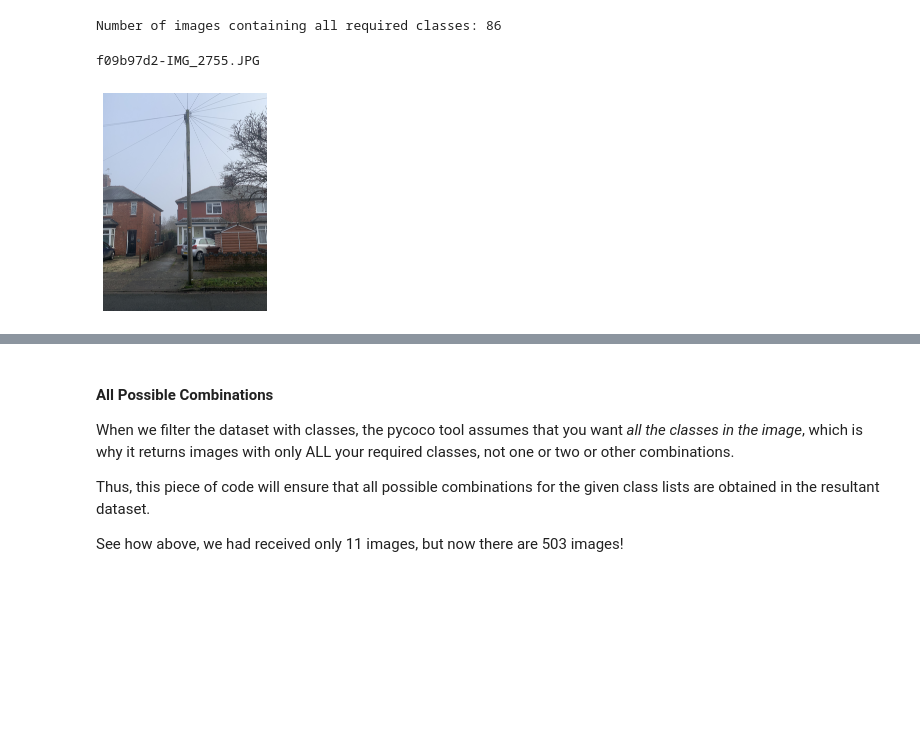
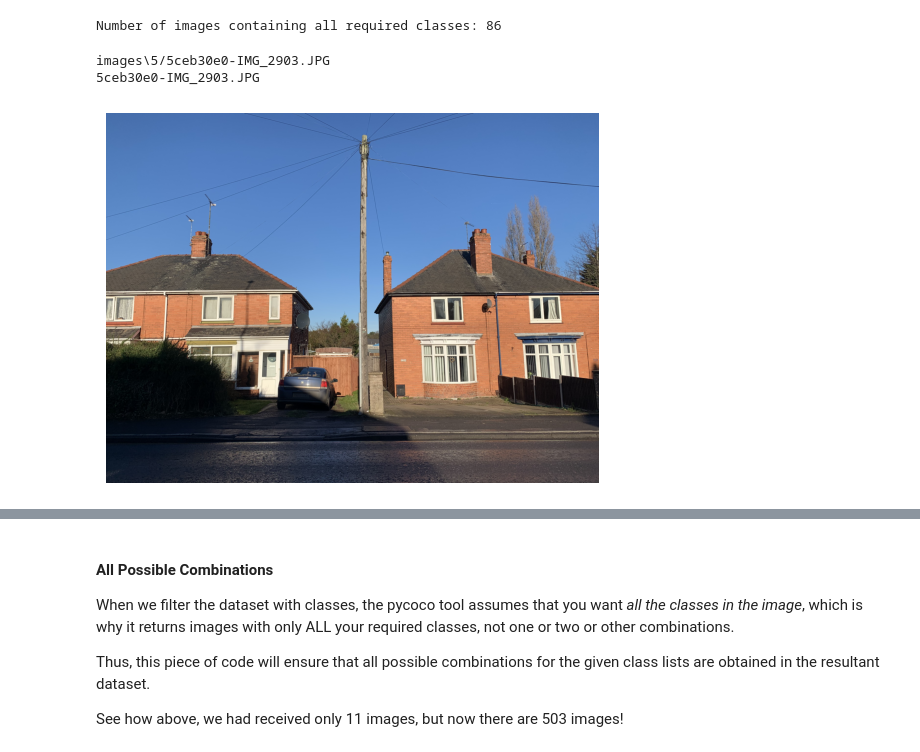
Before and after one commit to jarvis2324/COCO-Semantic-Segmentation, a Jupyter notebook: COCOdataset_SemanticSegmentation_Demo.ipynb, the cells around one changed output, grey strips where cells are left out. Saved outputs shown, nothing was run; the diff lists cells and outputs as text; code cells hidden in the pictures; blank space fills up the shorter version.

```diff
--- a/COCOdataset_SemanticSegmentation_Demo.ipynb
+++ b/COCOdataset_SemanticSegmentation_Demo.ipynb
@@ -128,20 +128,22 @@ Number of images containing all required classes: 86
 # %%
 # load and display image
 import cv2
 img = coco.loadImgs(imgIds[np.random.randint(0,len(imgIds))])[0]
-filename = (img['file_name'].replace('5/','')).split('\\')[1]
+print(img['file_name'])
+filename = (img['file_name'].split('/'))[1]
 print(filename)
 I = io.imread('{}/images/{}'.format(dataDir,filename))/255.0
 img_c = cv2.imread('{}/images/{}'.format(dataDir,filename))
 image_rgb = cv2.cvtColor(img_c, cv2.COLOR_BGR2RGB)
 # Or use url to load image
 # I = io.imread(img['coco_url'])
 plt.axis('off')
 plt.imshow(image_rgb)
 plt.show()
 # %% [output]
-f09b97d2-IMG_2755.JPG
+images\5/5ceb30e0-IMG_2903.JPG
+5ceb30e0-IMG_2903.JPG
-[figure, old version]
+[figure, new version]
 # %%
 # load and display instance annotations
 plt.imshow(I); plt.axis('off')
```
Also changed, not shown: parts of 3 cells of this notebook.
